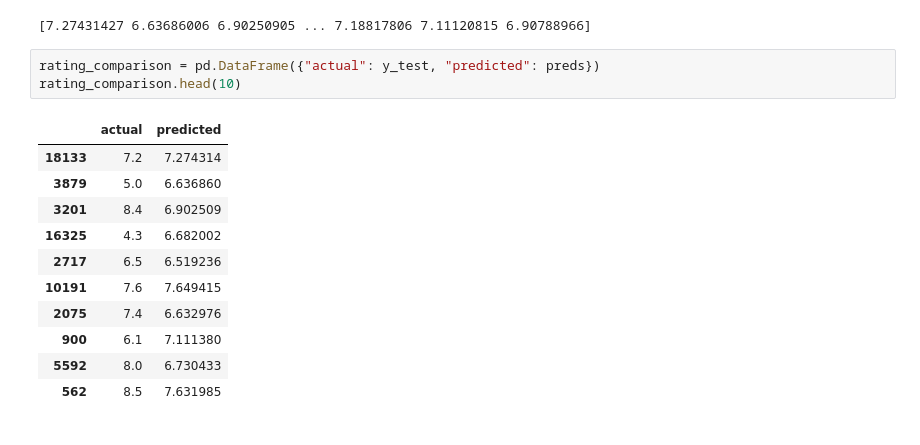
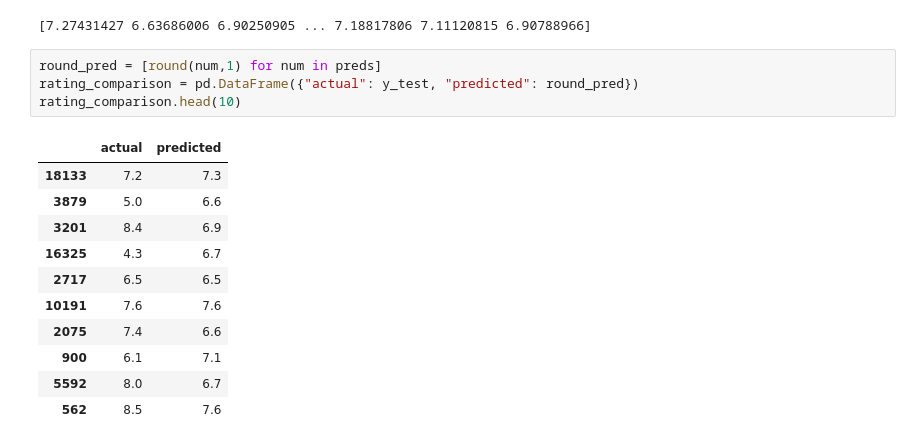
Before and after one commit to anthonyHigareda/videoGameRatings, a Jupyter notebook: test_notebook.ipynb, the cells around one changed output. Saved outputs shown, nothing was run; the diff lists cells and outputs as text.

```diff
--- a/test_notebook.ipynb
+++ b/test_notebook.ipynb
@@ -66,17 +66,18 @@ print(preds)
 # %% [output]
 [7.27431427 6.63686006 6.90250905 ... 7.18817806 7.11120815 6.90788966]
 # %%
-rating_comparison = pd.DataFrame({"actual": y_test, "predicted": preds})
+round_pred = [round(num,1) for num in preds]
+rating_comparison = pd.DataFrame({"actual": y_test, "predicted": round_pred})
 rating_comparison.head(10)
 # %% [output]
 |  | actual | predicted |
-| 18133 | 7.2 | 7.274314 |
-| 3879 | 5.0 | 6.636860 |
-| 3201 | 8.4 | 6.902509 |
-| 16325 | 4.3 | 6.682002 |
-| 2717 | 6.5 | 6.519236 |
-| 10191 | 7.6 | 7.649415 |
-| 2075 | 7.4 | 6.632976 |
-| 900 | 6.1 | 7.111380 |
-| 5592 | 8.0 | 6.730433 |
-| 562 | 8.5 | 7.631985 |
+| 18133 | 7.2 | 7.3 |
+| 3879 | 5.0 | 6.6 |
+| 3201 | 8.4 | 6.9 |
+| 16325 | 4.3 | 6.7 |
+| 2717 | 6.5 | 6.5 |
+| 10191 | 7.6 | 7.6 |
+| 2075 | 7.4 | 6.6 |
+| 900 | 6.1 | 7.1 |
+| 5592 | 8.0 | 6.7 |
+| 562 | 8.5 | 7.6 |
```
Also changed, not shown: parts of 2 cells of this notebook.
